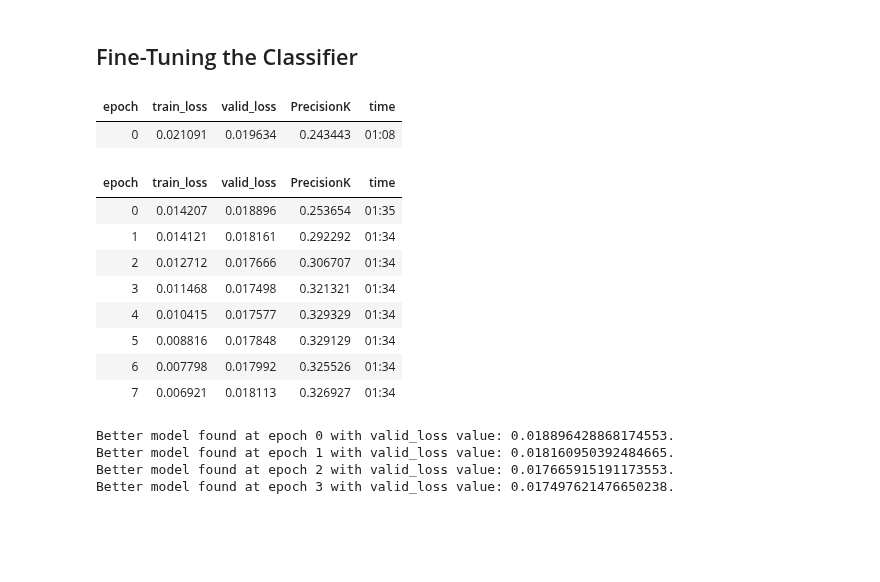
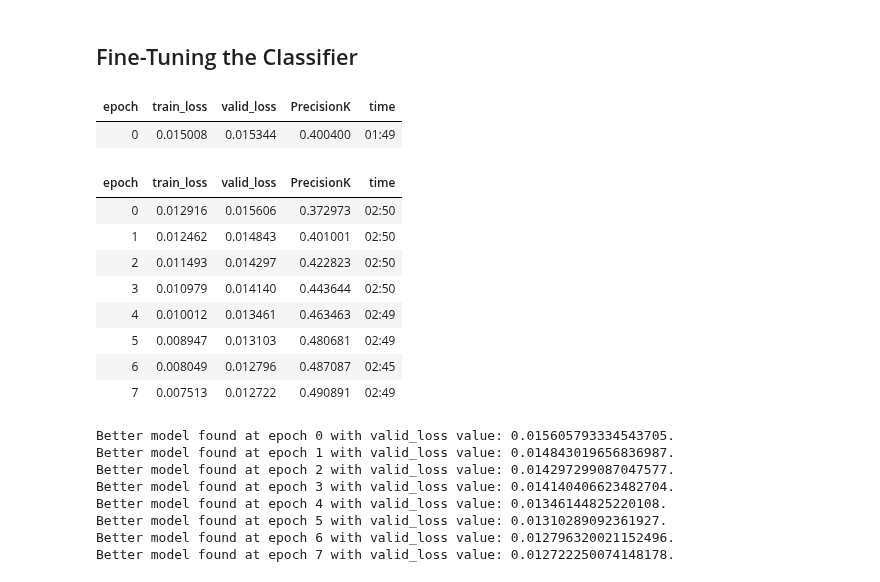
Before and after one commit to debjyotiSRoy/xcube_old, a Jupyter notebook: nbs/examples/mimic/mimic3_sample_prediction.ipynb, the cells around one changed output. Saved outputs shown, nothing was run; the diff lists cells and outputs as text; code cells hidden in the pictures; blank space fills up the shorter version.

```diff
--- a/nbs/examples/mimic/mimic3_sample_prediction.ipynb
+++ b/nbs/examples/mimic/mimic3_sample_prediction.ipynb
@@ -319,4 +355,4 @@ dls_clas = torch.load(path_model/'caml_dls_clas_sample_10percent_32.pkl')
 # %% [markdown]
 ## `Learner` for Multi-Label Classifier Fine-Tuning
 # %%
-dls_clas = torch.load(path_model/'caml_dls_clas_sample_10percent_32.pkl')
+dls_clas = torch.load(path_model/'caml_dls_clas_sample_10percent_16.pkl')
@@ -325,4 +359,4 @@ dls_clas.show_batch(max_n=3)
 # %%
-learn = text_classifier_learner(dls_clas, AWD_LSTM, drop_mult=0.01, max_len=72*40, metrics=PrecisionK).to_fp16()
+learn = text_classifier_learner(dls_clas, AWD_LSTM, drop_mult=0.1, max_len=72*40, metrics=PrecisionK).to_fp16()
 # %%
 learn = learn.load_encoder(path_model/'caml_lm_finetuned')
@@ -331,28 +386,32 @@ learn = learn.load_encoder(path_model/'caml_lm_finetuned')
 # %%
 # lr_min, lr_steep, lr_valley, lr_slide = learn.lr_find(suggest_funcs=(minimum, steep, valley, slide))
 # lr_min, lr_steep, lr_valley, lr_slide
-# %%
-learn.fit_one_cycle(1, lr_max=1e-1, moms=(0.8,0.7,0.8), wd=0.001)
-# %% [output]
-| epoch | train_loss | valid_loss | PrecisionK | time |
-| 0 | 0.021091 | 0.019634 | 0.243443 | 01:08 |
+# %%
+learn.fit_one_cycle(1, lr_max=1e-1, moms=(0.8,0.7,0.8), wd=0.1)
+# %% [output]
+| epoch | train_loss | valid_loss | PrecisionK | time |
+| 0 | 0.015008 | 0.015344 | 0.400400 | 01:49 |
 # %%
 learn.freeze_to(-2)
 # %%
-learn.fit_one_cycle(8, lr_max=1e-2, moms=(0.8,0.7,0.8), wd=0.001, cbs=SaveModelCallback(fname=path_model/'caml_clas_sample_10percent'))
+learn.fit_one_cycle(8, lr_max=1e-2, moms=(0.8,0.7,0.8), wd=0.1, cbs=SaveModelCallback(fname=path_model/'caml_clas_sample_10percent'))
 # %% [output]
 | epoch | train_loss | valid_loss | PrecisionK | time |
-| 0 | 0.014207 | 0.018896 | 0.253654 | 01:35 |
-| 1 | 0.014121 | 0.018161 | 0.292292 | 01:34 |
-| 2 | 0.012712 | 0.017666 | 0.306707 | 01:34 |
-| 3 | 0.011468 | 0.017498 | 0.321321 | 01:34 |
-| 4 | 0.010415 | 0.017577 | 0.329329 | 01:34 |
-| 5 | 0.008816 | 0.017848 | 0.329129 | 01:34 |
-| 6 | 0.007798 | 0.017992 | 0.325526 | 01:34 |
-| 7 | 0.006921 | 0.018113 | 0.326927 | 01:34 |
+| 0 | 0.012916 | 0.015606 | 0.372973 | 02:50 |
+| 1 | 0.012462 | 0.014843 | 0.401001 | 02:50 |
+| 2 | 0.011493 | 0.014297 | 0.422823 | 02:50 |
+| 3 | 0.010979 | 0.014140 | 0.443644 | 02:50 |
+| 4 | 0.010012 | 0.013461 | 0.463463 | 02:49 |
+| 5 | 0.008947 | 0.013103 | 0.480681 | 02:49 |
+| 6 | 0.008049 | 0.012796 | 0.487087 | 02:45 |
+| 7 | 0.007513 | 0.012722 | 0.490891 | 02:49 |
-Better model found at epoch 0 with valid_loss value: 0.018896428868174553.
-Better model found at epoch 1 with valid_loss value: 0.018160950392484665.
-Better model found at epoch 2 with valid_loss value: 0.017665915191173553.
-Better model found at epoch 3 with valid_loss value: 0.017497621476650238.
+Better model found at epoch 0 with valid_loss value: 0.015605793334543705.
+Better model found at epoch 1 with valid_loss value: 0.014843019656836987.
+Better model found at epoch 2 with valid_loss value: 0.014297299087047577.
+Better model found at epoch 3 with valid_loss value: 0.014140406623482704.
+Better model found at epoch 4 with valid_loss value: 0.01346144825220108.
+Better model found at epoch 5 with valid_loss value: 0.01310289092361927.
+Better model found at epoch 6 with valid_loss value: 0.012796320021152496.
+Better model found at epoch 7 with valid_loss value: 0.012722250074148178.
 # %%
 learn.freeze_to(-3)
```
Also changed, not shown: parts of 35 cells of this notebook, 7 other files.
